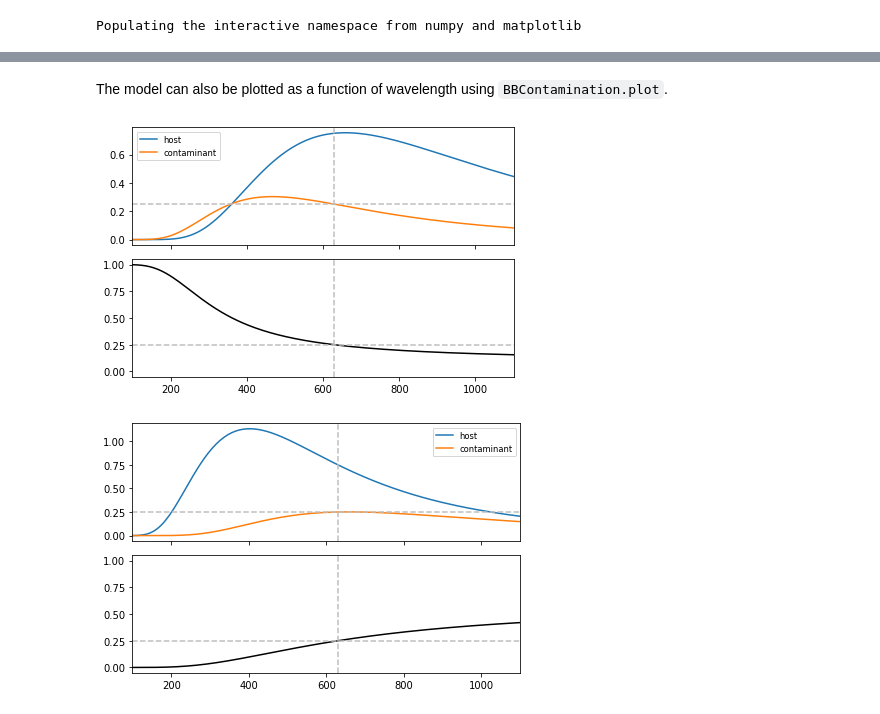
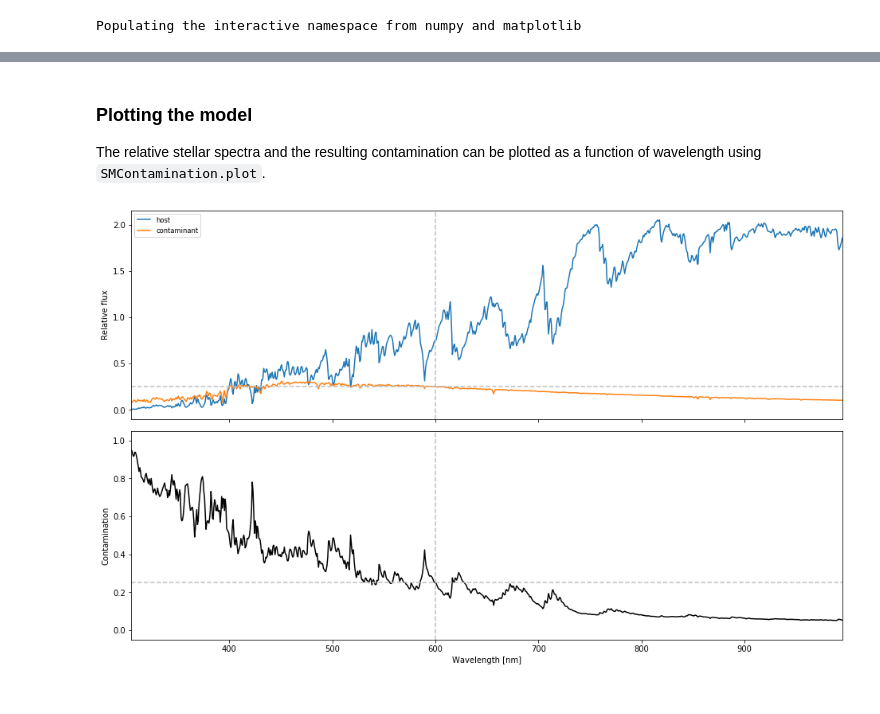
Before and after one commit to hpparvi/PyTransit, a Jupyter notebook: notebooks/contamination/contamination_2_physical_model.ipynb, the cells around one changed output, grey strips where cells are left out. Cells and saved outputs as stored; diff of their text form; code cells hidden in the pictures.

Commit message:
- Continued cleaning up the contamination model classes. - Improved contamination documentation.

```diff
--- a/notebooks/contamination/contamination_2_physical_model.ipynb
+++ b/notebooks/contamination/contamination_2_physical_model.ipynb
@@ -25,10 +38,8 @@ array([0.34872418, 0.25      , 0.20918592, 0.18660291])
 # %% [markdown]
-The model can also be plotted as a function of wavelength using `BBContamination.plot`.
+### Plotting the model
+
+The relative stellar spectra and the resulting contamination can be plotted as a function of wavelength using `SMContamination.plot`.
-# %%
-cn.plot(4400, 6200, 0.25, wlref=630)
-# %% [output]
-[figure, removed]
-# %%
-cn.plot(7200, 4400, 0.25, wlref=630)
-# %% [output]
-[figure, removed]
+# %%
+fig = cn.plot(3500, 5800, 0.25, nwl=1000, figsize=(13,8));
+# %% [output]
+[figure, added]
```
Also changed, not shown: parts of 8 cells of this notebook, 3 other files.
